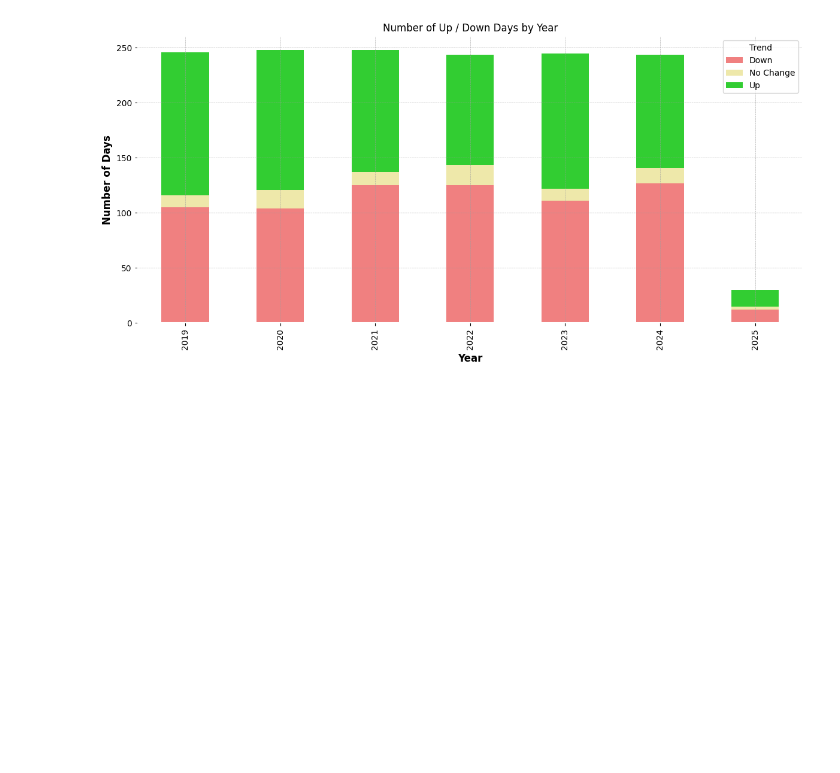
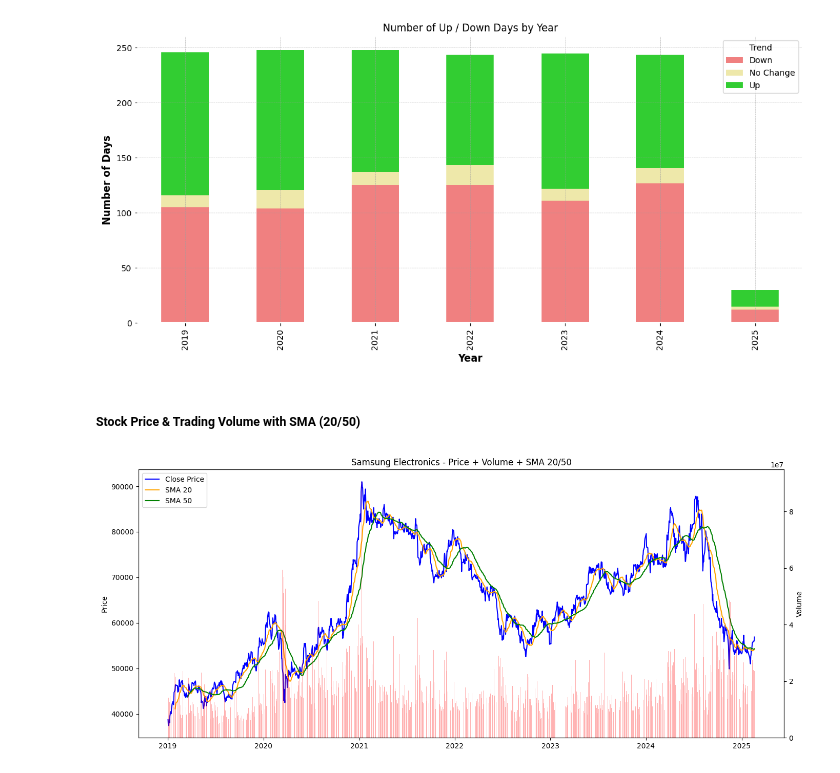
Before and after one commit to BIGDATA-GROUP-4/Samsung-Stock-Price, a Jupyter notebook: Samsung_stockprice.ipynb, the cells around one changed output. Saved outputs shown, nothing was run; the diff lists cells and outputs as text; code cells hidden in the pictures; blank space fills up the shorter version.

Commit message:
price + volume

```diff
--- a/Samsung_stockprice.ipynb
+++ b/Samsung_stockprice.ipynb
@@ -185,3 +186,39 @@ plt.tight_layout()
 plt.show()
 # %% [output]
 [figure]
+# %% [markdown]
+##### Stock Price & Trading Volume with SMA (20/50)
+# %%
+# Đọc dữ liệu
+df = ss_pd.copy()
+df['Date'] = pd.to_datetime(df['Date'])
+df.sort_values('Date', inplace=True)
+
+# Tính SMA 20 và SMA 50
+df['SMA20'] = df['Close'].rolling(window=20).mean()
+df['SMA50'] = df['Close'].rolling(window=50).mean()
+
+# Vẽ biểu đồ
+fig, ax1 = plt.subplots(figsize=(14, 6))
+ax1.plot(df['Date'], df['Close'], label='Close Price', color='blue')
+ax1.plot(df['Date'], df['SMA20'], label='SMA 20', color='orange')
+ax1.plot(df['Date'], df['SMA50'], label='SMA 50', color='green')
+ax1.set_ylabel('Price')
+ax1.tick_params(axis='y')
+
+# Vẽ biểu đồ Volume
+ax2 = ax1.twinx()
+ax2.bar(df['Date'], df['Volume'], color='red', alpha=0.3)
+ax2.set_ylabel('Volume')
+ax2.tick_params(axis='y')
+
+# Định dạng thời gian
+ax1.xaxis.set_major_locator(mdates.YearLocator())
+ax1.xaxis.set_major_formatter(mdates.DateFormatter('%Y'))
+
+plt.title('Samsung Electronics - Price + Volume + SMA 20/50')
+ax1.legend(loc='upper left')
+fig.tight_layout()
+plt.show()
+# %% [output]
+[figure, added]
```
Also changed, not shown: parts of 3 cells of this notebook.
